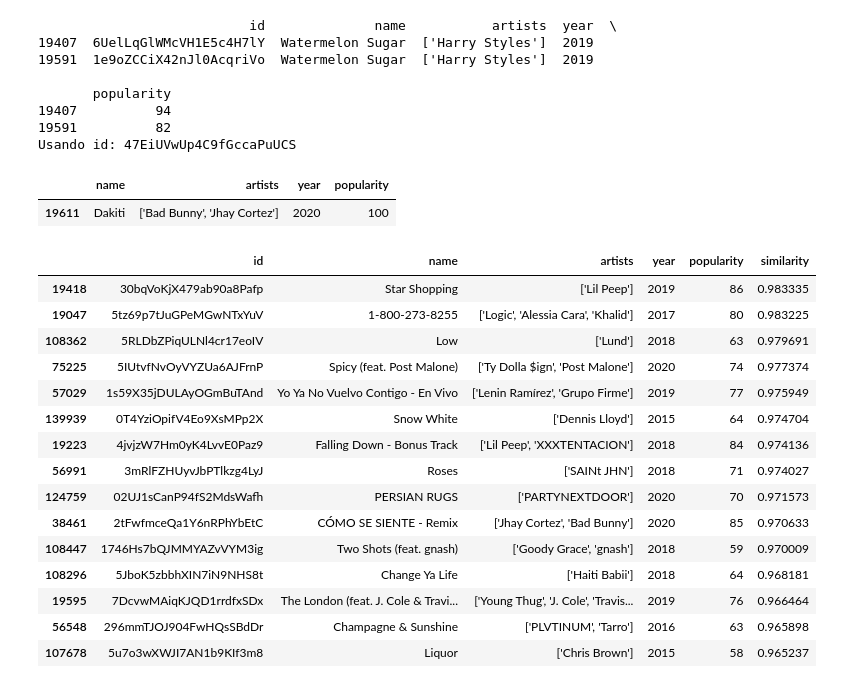
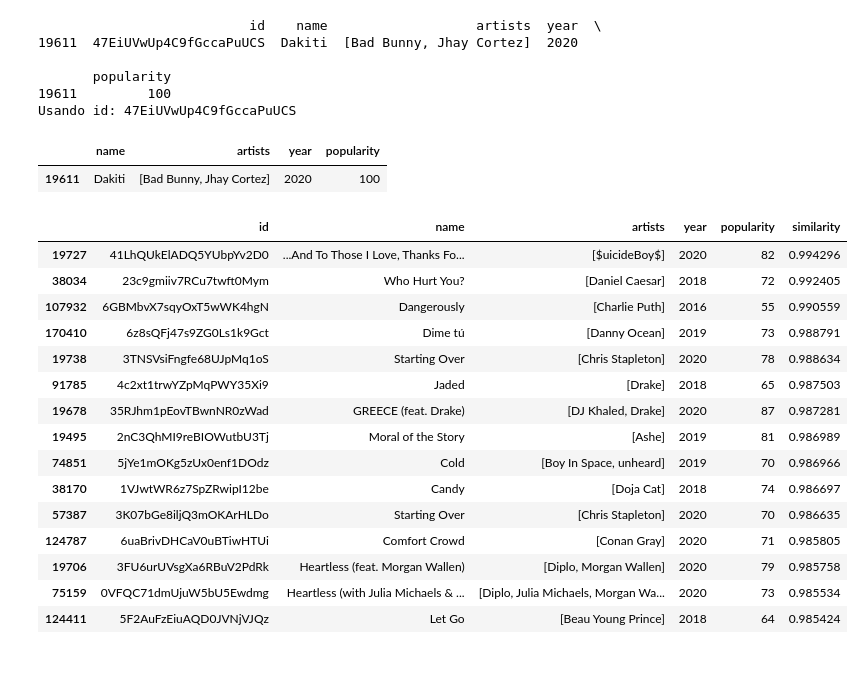
Before and after one commit to giandicla/TP2_APA, a Jupyter notebook: borrador.ipynb, the cells around one changed output. Drawn from its saved outputs; the diff is of its cells as text; code cells hidden in the pictures.

```diff
--- a/borrador.ipynb
+++ b/borrador.ipynb
@@ -10,21 +19,28 @@ df = pd.read_csv("data.csv")
+# %%
+df['artists'] = df['artists'].apply(lambda x: ast.literal_eval(x) if pd.notna(x) else [])
+df['artist_primary'] = df['artists'].apply(lambda lst: lst[0] if lst else None)
+
+# encoder a artist primary
+df["artist_primary"] = df["artist_primary"].astype('category').cat.codes
 # %%
 # Columnas numéricas de audio / contexto que vamos a usar
 feature_cols = [
-    "acousticness",
-    "danceability",
-    "energy",
-    "instrumentalness",
-    "liveness",
-    "loudness",
-    "speechiness",
-    "valence",
-    "tempo",
-    "duration_ms",
-    "year",
-    "popularity",
-    "explicit",
-    "key",
-    "mode",
+    'valence',
+    'year',
+    'acousticness',
+    'danceability',
+    'duration_ms',
+    'energy',
+    'instrumentalness',
+    'liveness',
+    'loudness',
+    'popularity',
+    'speechiness',
+    'tempo',
+    'decade',
+    'years_since_release',
+    'year/recency',
+    'artist_primary',
 ]
 
 X = df[feature_cols].copy()
@@ -79,51 +95,49 @@ def recommend_by_track_id(track_id, n_recs=10):
     return recs
 # %%
 # Buscar "Dakiti" y obtener recomendaciones relacionadas
-res = search_track("Watermelon Sugar", topn=10)
+res = search_track("Dakiti", topn=10)
 print(res.head(10))
 
 # Seleccionar el id de la canción "Dakiti" (preferir match exacto en df)
 if "Dakiti" in df["name"].values:
     some_id = df.loc[df["name"] == "Dakiti", "id"].values[0]
 else:
     if isinstance(res, pd.DataFrame) and 'id' in res.columns and len(res) > 0:
         some_id = res.iloc[0]['id']
     else:
         matches = df[df["name"].str.contains("Dakiti", case=False, na=False)]
         if len(matches) == 0:
             raise ValueError("No se encontró 'Dakiti' en el dataset ni en los resultados de búsqueda.")
         some_id = matches.iloc[0]['id']
 
 print("Usando id:", some_id)
 display(df.loc[df['id'] == some_id, ['name', 'artists', 'year', 'popularity']])
 
 # Obtener recomendaciones por id de la pista
 recommendations = recommend_by_track_id(some_id, n_recs=15)
 recommendations
 # %% [output]
-                           id              name           artists  year  \
-19407  6UelLqGlWMcVH1E5c4H7lY  Watermelon Sugar  ['Harry Styles']  2019
-19591  1e9oZCCiX42nJl0AcqriVo  Watermelon Sugar  ['Harry Styles']  2019
+                           id    name                   artists  year  \
+19611  47EiUVwUp4C9fGccaPuUCS  Dakiti  [Bad Bunny, Jhay Cortez]  2020
 
        popularity
-19407          94
-19591          82
+19611         100
 Usando id: 47EiUVwUp4C9fGccaPuUCS
 |  | name | artists | year | popularity |
-| 19611 | Dakiti | ['Bad Bunny', 'Jhay Cortez'] | 2020 | 100 |
+| 19611 | Dakiti | [Bad Bunny, Jhay Cortez] | 2020 | 100 |
 |  | id | name | artists | year | popularity | similarity |
-| 19418 | 30bqVoKjX479ab90a8Pafp | Star Shopping | ['Lil Peep'] | 2019 | 86 | 0.983335 |
-| 19047 | 5tz69p7tJuGPeMGwNTxYuV | 1-800-273-8255 | ['Logic', 'Alessia Cara', 'Khalid'] | 2017 | 80 | 0.983225 |
-| 108362 | 5RLDbZPiqULNl4cr17eoIV | Low | ['Lund'] | 2018 | 63 | 0.979691 |
-| 75225 | 5IUtvfNvOyVYZUa6AJFrnP | Spicy (feat. Post Malone) | ['Ty Dolla $ign', 'Post Malone'] | 2020 | 74 | 0.977374 |
-| 57029 | 1s59X35jDULAyOGmBuTAnd | Yo Ya No Vuelvo Contigo - En Vivo | ['Lenin Ramírez', 'Grupo Firme'] | 2019 | 77 | 0.975949 |
-| 139939 | 0T4YziOpifV4Eo9XsMPp2X | Snow White | ['Dennis Lloyd'] | 2015 | 64 | 0.974704 |
-| 19223 | 4jvjzW7Hm0yK4LvvE0Paz9 | Falling Down - Bonus Track | ['Lil Peep', 'XXXTENTACION'] | 2018 | 84 | 0.974136 |
-| 56991 | 3mRlFZHUyvJbPTlkzg4LyJ | Roses | ['SAINt JHN'] | 2018 | 71 | 0.974027 |
-| 124759 | 02UJ1sCanP94fS2MdsWafh | PERSIAN RUGS | ['PARTYNEXTDOOR'] | 2020 | 70 | 0.971573 |
-| 38461 | 2tFwfmceQa1Y6nRPhYbEtC | CÓMO SE SIENTE - Remix | ['Jhay Cortez', 'Bad Bunny'] | 2020 | 85 | 0.970633 |
-| 108447 | 1746Hs7bQJMMYAZvVYM3ig | Two Shots (feat. gnash) | ['Goody Grace', 'gnash'] | 2018 | 59 | 0.970009 |
-| 108296 | 5JboK5zbbhXIN7iN9NHS8t | Change Ya Life | ['Haiti Babii'] | 2018 | 64 | 0.968181 |
-| 19595 | 7DcvwMAiqKJQD1rrdfxSDx | The London (feat. J. Cole & Travi... | ['Young Thug', 'J. Cole', 'Travis... | 2019 | 76 | 0.966464 |
-| 56548 | 296mmTJOJ904FwHQsSBdDr | Champagne & Sunshine | ['PLVTINUM', 'Tarro'] | 2016 | 63 | 0.965898 |
-| 107678 | 5u7o3wXWJI7AN1b9KIf3m8 | Liquor | ['Chris Brown'] | 2015 | 58 | 0.965237 |
+| 19727 | 41LhQUkElADQ5YUbpYv2D0 | ...And To Those I Love, Thanks Fo... | [$uicideBoy$] | 2020 | 82 | 0.994296 |
+| 38034 | 23c9gmiiv7RCu7twft0Mym | Who Hurt You? | [Daniel Caesar] | 2018 | 72 | 0.992405 |
+| 107932 | 6GBMbvX7sqyOxT5wWK4hgN | Dangerously | [Charlie Puth] | 2016 | 55 | 0.990559 |
+| 170410 | 6z8sQFj47s9ZG0Ls1k9Gct | Dime tú | [Danny Ocean] | 2019 | 73 | 0.988791 |
+| 19738 | 3TNSVsiFngfe68UJpMq1oS | Starting Over | [Chris Stapleton] | 2020 | 78 | 0.988634 |
+| 91785 | 4c2xt1trwYZpMqPWY35Xi9 | Jaded | [Drake] | 2018 | 65 | 0.987503 |
+| 19678 | 35RJhm1pEovTBwnNR0zWad | GREECE (feat. Drake) | [DJ Khaled, Drake] | 2020 | 87 | 0.987281 |
+| 19495 | 2nC3QhMI9reBIOWutbU3Tj | Moral of the Story | [Ashe] | 2019 | 81 | 0.986989 |
+| 74851 | 5jYe1mOKg5zUx0enf1DOdz | Cold | [Boy In Space, unheard] | 2019 | 70 | 0.986966 |
+| 38170 | 1VJwtWR6z7SpZRwipI12be | Candy | [Doja Cat] | 2018 | 74 | 0.986697 |
+| 57387 | 3K07bGe8iljQ3mOKArHLDo | Starting Over | [Chris Stapleton] | 2020 | 70 | 0.986635 |
+| 124787 | 6uaBrivDHCaV0uBTiwHTUi | Comfort Crowd | [Conan Gray] | 2020 | 71 | 0.985805 |
+| 19706 | 3FU6urUVsgXa6RBuV2PdRk | Heartless (feat. Morgan Wallen) | [Diplo, Morgan Wallen] | 2020 | 79 | 0.985758 |
+| 75159 | 0VFQC71dmUjuW5bU5Ewdmg | Heartless (with Julia Michaels & ... | [Diplo, Julia Michaels, Morgan Wa... | 2020 | 73 | 0.985534 |
+| 124411 | 5F2AuFzEiuAQD0JVNjVJQz | Let Go | [Beau Young Prince] | 2018 | 64 | 0.985424 |
```
Also changed, not shown: parts of 3 cells of this notebook, 3 other files.
